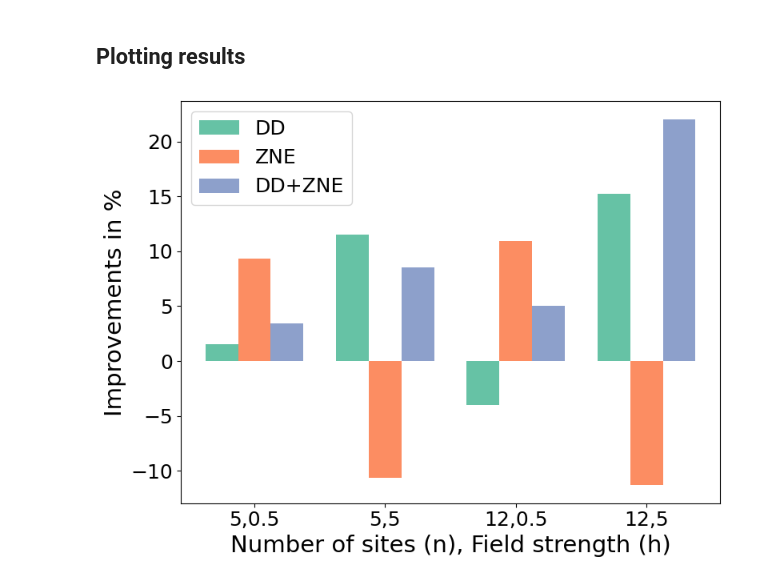
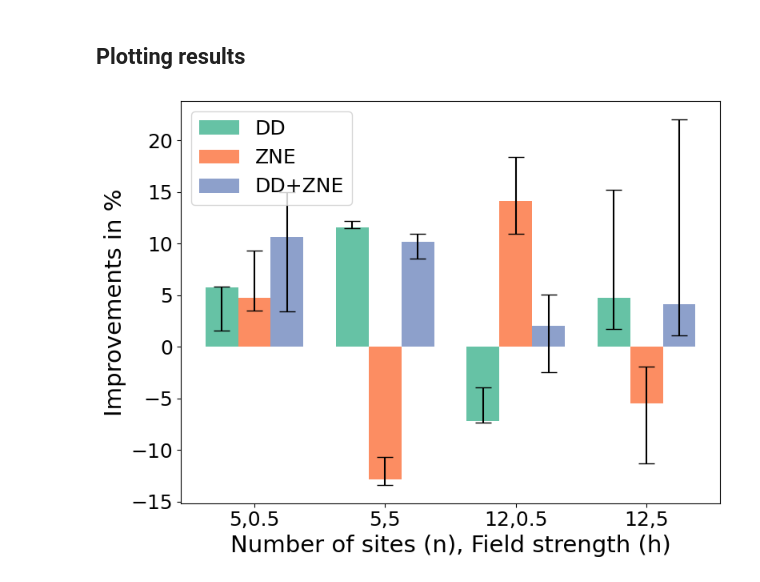
Before and after one commit to sumeetshirgure/dynemsim, a Jupyter notebook: HeisenbergChain/analysis.ipynb, the cells around one changed output. Saved outputs shown, nothing was run; the diff lists cells and outputs as text; code cells hidden in the pictures.

Commit message:
Add analysis and resulting plots with error bars.

```diff
--- a/HeisenbergChain/analysis.ipynb
+++ b/HeisenbergChain/analysis.ipynb
@@ -221,10 +242,10 @@ and choose polynomial fitting as the better alternative.
 zneem = dict()
 zneim = dict()
 
-for (n, h) in product(num_sites, couplings) :
-    zne_val = zne_poly([obs_data[(n, h, 'std', 1)], obs_data[(n, h, 'std', 3)], obs_data[(n, h, 'std', 5)]])
-    zneem[(n, h)] = np.abs(zne_val - ref_data[(n, h)])
-    percentage_improvement = 100 * (1-zneem[(n, h)]/baseline[(n, h)])
-    zneim[(n, h)] = float(percentage_improvement)
-    print(f"n={n:3}, h={h:5}:\t\t {zneim[(n, h)]:05.2f}")
+for (rep, n, h) in product(reps, num_sites, couplings) :
+    zne_val = zne_poly([obs_data[(rep, n, h, 'std', 1)], obs_data[(rep, n, h, 'std', 3)], obs_data[(rep, n, h, 'std', 5)]])
+    zneem[(rep, n, h)] = np.abs(zne_val - ref_data[(n, h)])
+    percentage_improvement = 100 * (1-zneem[(rep, n, h)]/baseline[(rep, n, h)])
+    zneim[(rep, n, h)] = float(percentage_improvement)
+    print(f"rep={rep:3}, n={n:3}, h={h:5}:\t\t {zneim[(rep, n, h)]:05.2f}")
 # %% [output]
@@ -238,10 +267,10 @@ n= 12, h=    5:          -11.29
 ddzneem = dict()
 ddzneim = dict()
 
-for (n, h) in product(num_sites, couplings) :
-    ddzne_val = zne_poly([obs_data[(n, h, 'dd', 1)], obs_data[(n, h, 'dd', 3)], obs_data[(n, h, 'dd', 5)]])
-    ddzneem[(n, h)] = np.abs(ddzne_val - ref_data[(n, h)])
-    percentage_improvement = 100 * (1-ddzneem[(n, h)]/baseline[(n, h)])
-    ddzneim[(n, h)] = float(percentage_improvement)
-    print(f"n={n:3}, h={h:5}:\t\t {ddzneim[(n, h)]:05.2f}")
+for (rep, n, h) in product(reps, num_sites, couplings) :
+    ddzne_val = zne_poly([obs_data[(rep, n, h, 'dd', 1)], obs_data[(rep, n, h, 'dd', 3)], obs_data[(rep, n, h, 'dd', 5)]])
+    ddzneem[(rep, n, h)] = np.abs(ddzne_val - ref_data[(n, h)])
+    percentage_improvement = 100 * (1-ddzneem[(rep, n, h)]/baseline[(rep, n, h)])
+    ddzneim[(rep, n, h)] = float(percentage_improvement)
+    print(f"rep={rep:3}, n={n:3}, h={h:5}:\t\t {ddzneim[(rep, n, h)]:05.2f}")
 # %% [output]
@@ -253,35 +290,43 @@ n= 12, h=    5:          22.04
 ## Plotting results
 # %%
 # 1. Prepare your 3 sets of 16 values
-dd_values = [ddim[(n, h)] for (n, h) in product(num_sites, couplings)]
-zne_values = [zneim[(n, h)] for (n, h) in product(num_sites, couplings)]
-dd_zne_values = [ddzneim[(n, h)] for (n, h) in product(num_sites, couplings)]
+all_dd_values = [sorted(ddim[(rep, n, h)] for rep in reps) for (n, h) in product(num_sites, couplings)]
+all_zne_values = [sorted(zneim[(rep, n, h)] for rep in reps) for (n, h) in product(num_sites, couplings)]
+all_dd_zne_values = [sorted(ddzneim[(rep, n, h)] for rep in reps) for (n, h) in product(num_sites, couplings)]
+
+dd_values = [a[1] for a in all_dd_values]
+zne_values = [a[1] for a in all_zne_values]
+dd_zne_values = [a[1] for a in all_dd_zne_values]
+
+dd_errors = [[a[1]-a[0] for a in all_dd_values], [a[2]-a[1] for a in all_dd_values]]
+zne_errors = [[a[1]-a[0] for a in all_zne_values], [a[2]-a[1] for a in all_zne_values]]
+dd_zne_errors = [[a[1]-a[0] for a in all_dd_zne_values], [a[2]-a[1] for a in all_dd_zne_values]]
 
 # Labels for the 16 groups
 groups = [f'{n},{h}' for (n, h) in product(num_sites, couplings)]
 
 # 2. Set up positions
 x = np.arange(len(groups))  # The label locations
 width = 0.25  # The width of the individual bars
 
 fig, ax = plt.subplots(figsize=(8, 6))
 
 # 3. Create the bars
 # We offset each bar by the width to keep them grouped
-rects1 = ax.bar(x - width, dd_values, width, label='DD', color=color_dd)
-rects2 = ax.bar(x, zne_values, width, label='ZNE', color=color_zne)
-rects3 = ax.bar(x + width, dd_zne_values, width, label='DD+ZNE', color=color_dd_zne)
+rects1 = ax.bar(x - width, dd_values, width, yerr=dd_errors, label='DD', color=color_dd, capsize=7)
+rects2 = ax.bar(x, zne_values, width, yerr=zne_errors, label='ZNE', color=color_zne, capsize=7)
+rects3 = ax.bar(x + width, dd_zne_values, width, yerr=dd_zne_errors, label='DD+ZNE', color=color_dd_zne, capsize=7)
 
 ax.set_xlabel('Number of sites (n), Field strength (h)', fontsize=21)
 ax.set_ylabel('Improvements in %', fontsize=21)
 # ax.set_title('Comparison of EM techniques for Heisenberg Hamiltonian simulation', fontsize=21)
 ax.set_xticks(x)
 ax.set_xticklabels(groups) # Rotated for better readability
 ax.tick_params(axis='both', which='major', labelsize=18)
 ax.legend(fontsize=18, loc='best')
 
 plt.tight_layout()
 plt.savefig('heisenberg_evo.pdf')
 plt.show()
 # %% [output]
-[figure, old version]
+[figure, new version]
```
Also changed, not shown: parts of 11 cells of this notebook, 5 other files.
